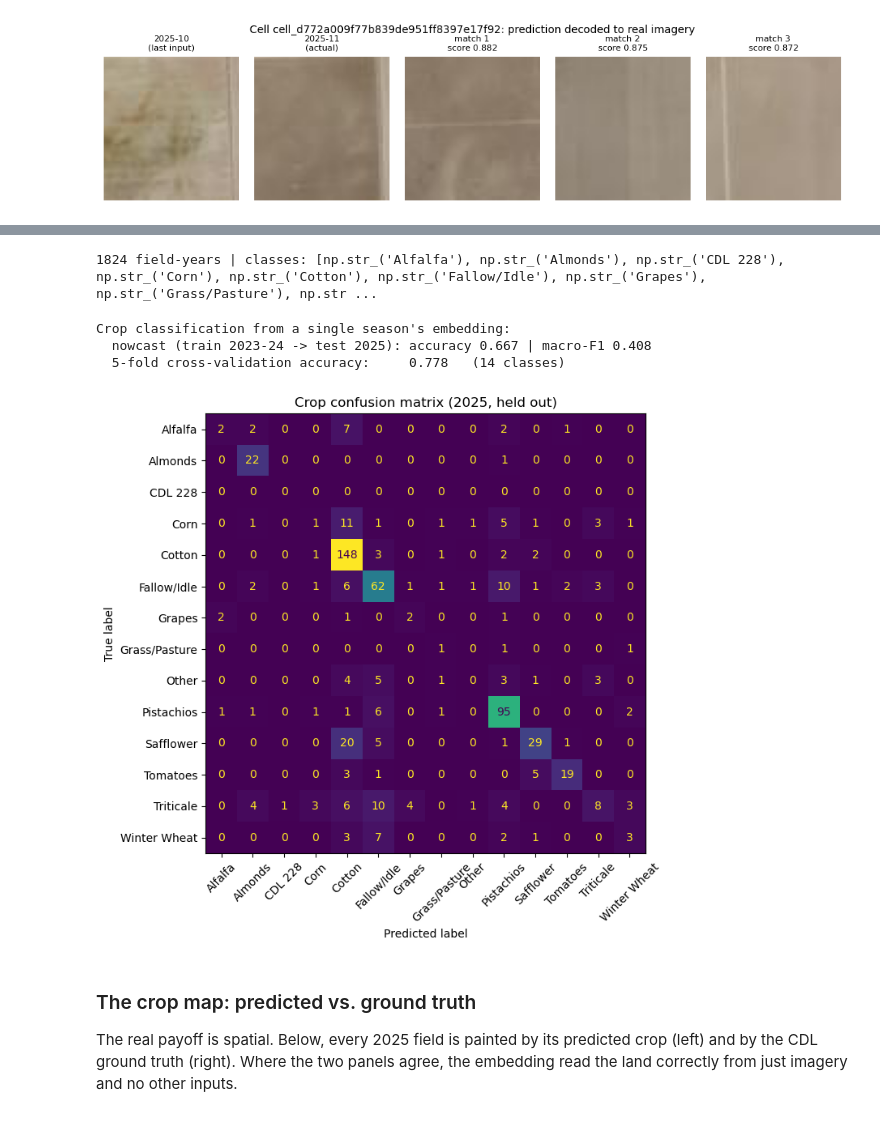
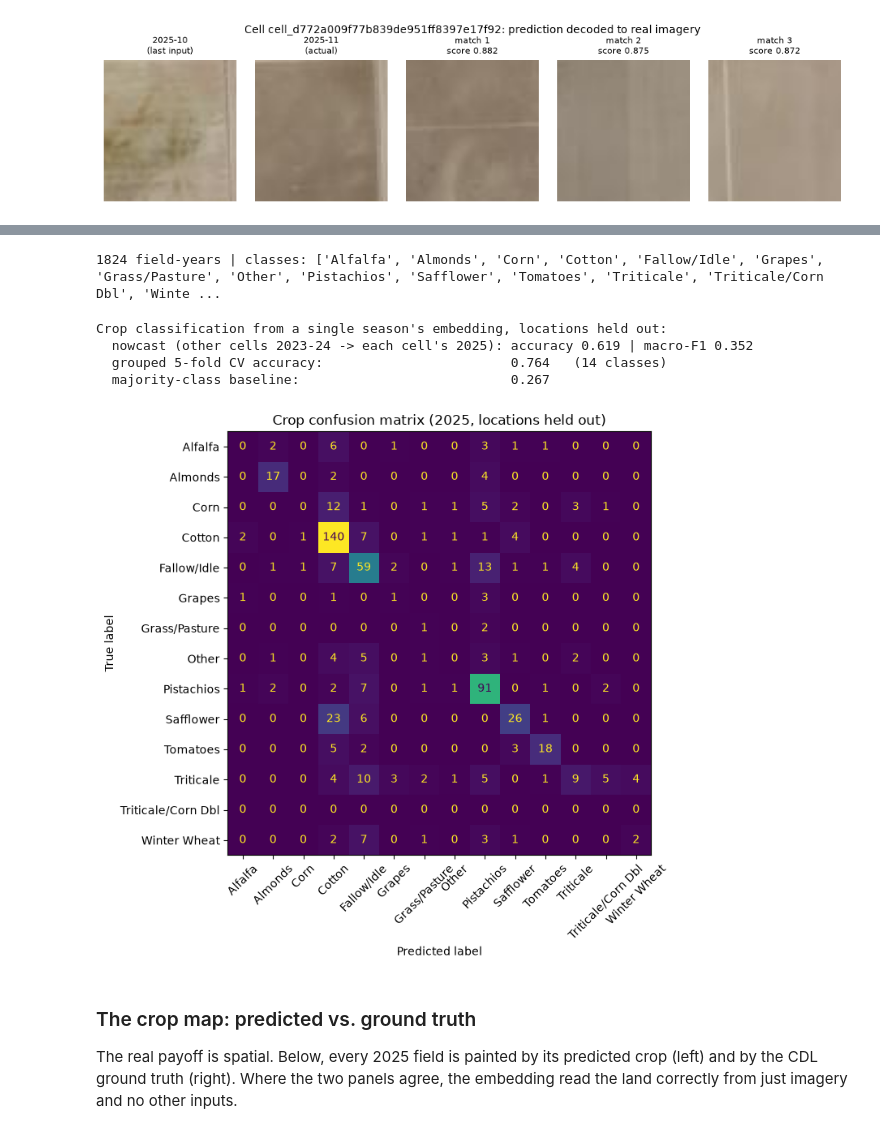
Before and after one commit to EarthLegend/developer_resources, a Jupyter notebook: demo/02-reading-a-landscape/reading-a-landscape.ipynb, the cells around one changed output, grey strips where cells are left out. Saved outputs shown, nothing was run; the diff lists cells and outputs as text; code cells hidden in the pictures.

```diff
--- a/demo/02-reading-a-landscape/reading-a-landscape.ipynb
+++ b/demo/02-reading-a-landscape/reading-a-landscape.ipynb
@@ -134,6 +141,14 @@ emb = pd.read_parquet(cached("embeddings.parquet"))
 emb["vector"] = emb["vector"].apply(lambda v: np.asarray(v, dtype=np.float32))
 DIM = len(emb["vector"].iloc[0])
 print(f"{len(emb)} embeddings loaded, dimension={DIM}")
+
+# meta.json records what this cache should contain; assert the parquet files match it
+# so a hand-built cache can never silently drift from its own description.
+meta = json.loads(cached("meta.json").read_text())
+assert DIM == meta["embedding_dims"], "cache mismatch: embedding_dims"
+assert MONTHS == meta["months"], "cache mismatch: months"
+assert len(inv) == meta["n_chips"], "cache mismatch: n_chips"
+assert inv["cell_id"].nunique() == meta["n_cells"], "cache mismatch: n_cells"
 
 # Lookups we reuse throughout: the vector for a chip, the chip at a (cell, month),
 # and each cell's footprint. Building them once keeps the rest of the notebook fast.
@@ -170,6 +185,8 @@ def thumbnail(chip_id):
 
 def show_chip_row(chip_ids, titles, suptitle=None, size=2.0):
     n = len(chip_ids)
+    if n == 0:
+        return
     fig, axes = plt.subplots(1, n, figsize=(size * n, size + 0.5))
     axes = np.atleast_1d(axes)
     for ax, cid_, t in zip(axes, chip_ids, titles):
@@ -525,6 +602,7 @@ CDL_CODES = {
     205: "Triticale", 206: "Carrots", 208: "Garlic", 209: "Cantaloupes",
     211: "Olives", 212: "Oranges", 217: "Pomegranates", 220: "Plums",
     221: "Strawberries", 225: "Wheat/Corn Dbl", 227: "Lettuce",
+    228: "Triticale/Corn Dbl",
 }
 # CDL labels land cover with integer codes; this maps the common ones to names.
 name_of = lambda code: CDL_CODES.get(int(code), f"CDL {int(code)}")
@@ -565,40 +643,65 @@ X = np.stack([r[2] for r in recs])           # features: one embedding per field
 Yc = np.array([lab(r[3]) for r in recs])     # labels: the crop name
 yr = np.array([r[1] for r in recs])          # source year of each row (used for the split)
 cell_arr = np.array([r[0] for r in recs])    # source field of each row (used for the map)
-print(f"{len(recs)} field-years | classes: {sorted(set(Yc))}")
+print(f"{len(recs)} field-years | classes: {sorted(set(Yc.tolist()))}")
 # %% [output]
-1824 field-years | classes: [np.str_('Alfalfa'), np.str_('Almonds'), np.str_('CDL 228'), np.str_('Corn'), np.str_('Cotton'), np.str_('Fallow/Idle'), np.str_('Grapes'), np.str_('Grass/Pasture'), np.str ...
+1824 field-years | classes: ['Alfalfa', 'Almonds', 'Corn', 'Cotton', 'Fallow/Idle', 'Grapes', 'Grass/Pasture', 'Other', 'Pistachios', 'Safflower', 'Tomatoes', 'Triticale', 'Triticale/Corn Dbl', 'Winte ...
 # %%
 from sklearn.ensemble import HistGradientBoostingClassifier
-from sklearn.model_selection import cross_val_score, StratifiedKFold
+from sklearn.model_selection import GroupKFold, cross_val_score
 from sklearn.metrics import accuracy_score, f1_score, ConfusionMatrixDisplay
 
-# Two ways to score the classifier:
-#   nowcast: train on 2023+2024 and test on the held-out 2025 year (an honest,
-#            out-of-time split, the way you would actually use this).
-#   5-fold CV: shuffle all field-years into 5 folds for a second read on accuracy.
-# NOTE: this cell trains a few gradient-boosted models, so give it a moment. :)
-tr, te = yr < 2025, yr == 2025
-clf = HistGradientBoostingClassifier(max_iter=300, random_state=0).fit(X[tr], Yc[tr])
-pred_te = clf.predict(X[te])
+# We score the classifier the honest way: hold out whole LOCATIONS (grid cells), not
+# just years. Each cell appears in 2023, 2024 and 2025, so a plain train-past /
+# test-2025 split would let the model recognize a cell it has already seen instead of
+# reading its crop. Grouping by cell removes that -- every prediction below comes from a
+# model that never saw that cell in any year. (A cell is a ~640 m tile, not a whole
+# farm, so neighbouring tiles of one field can still share a crop; read the numbers as a
+# mild upper bound on classifying a truly unseen location.)
+#
+# Headline "nowcast": for each cell, train on OTHER cells' 2023-24 growing seasons and
+# predict THIS cell's 2025 crop -- out-of-location AND out-of-time, the way you would
+# actually deploy it. We collect these out-of-fold so every 2025 cell gets a fair
+# prediction and the map in the next cell is complete.
+# NOTE: this trains a handful of gradient-boosted models, so give it a moment. :)
+def hgb():
+    return HistGradientBoostingClassifier(max_iter=300, random_state=0)
+
+
+# Assign every cell to one of 5 folds (all of a cell's years share its fold).
+folds = np.empty(len(Yc), dtype=int)
+for f, (_, fold_rows) in enumerate(GroupKFold(5).split(X, Yc, groups=cell_arr)):
+    folds[fold_rows] = f
+
+te = yr == 2025
+pred_all = np.empty(len(Yc), dtype=object)
+for f in range(5):
+    train = (folds != f) & (yr < 2025)   # other cells, past seasons only
+    hold = (folds == f) & te             # this fold's cells, 2025
+    pred_all[hold] = hgb().fit(X[train], Yc[train]).predict(X[hold])
+pred_te = pred_all[te]
+
 acc = accuracy_score(Yc[te], pred_te)
 f1 = f1_score(Yc[te], pred_te, average="macro", zero_division=0)
-cv = cross_val_score(HistGradientBoostingClassifier(max_iter=300, random_state=0), X, Yc,
-                     cv=StratifiedKFold(5, shuffle=True, random_state=0)).mean()
-print(f"Crop classification from a single season's embedding:")
-print(f"  nowcast (train 2023-24 -> test 2025): accuracy {acc:.3f} | macro-F1 {f1:.3f}")
-print(f"  5-fold cross-validation accuracy:     {cv:.3f}   ({len(set(Yc))} classes)")
+# Second read: grouped 5-fold CV over all location-years (a cell is never split across folds).
+cv = cross_val_score(hgb(), X, Yc, cv=GroupKFold(5), groups=cell_arr).mean()
+maj = pd.Series(Yc[te]).value_counts(normalize=True).iloc[0]
+print("Crop classification from a single season's embedding, locations held out:")
+print(f"  nowcast (other cells 2023-24 -> each cell's 2025): accuracy {acc:.3f} | macro-F1 {f1:.3f}")
+print(f"  grouped 5-fold CV accuracy:                        {cv:.3f}   ({len(set(Yc))} classes)")
+print(f"  majority-class baseline:                           {maj:.3f}")
 
 fig, ax = plt.subplots(figsize=(8, 7))
 ConfusionMatrixDisplay.from_predictions(Yc[te], pred_te, ax=ax, xticks_rotation=45,
                                         colorbar=False, values_format="d")
-ax.set_title("Crop confusion matrix (2025, held out)")
+ax.set_title("Crop confusion matrix (2025, locations held out)")
 plt.tight_layout(); plt.show()
 # %% [output]
-Crop classification from a single season's embedding:
-  nowcast (train 2023-24 -> test 2025): accuracy 0.667 | macro-F1 0.408
-  5-fold cross-validation accuracy:     0.778   (14 classes)
+Crop classification from a single season's embedding, locations held out:
+  nowcast (other cells 2023-24 -> each cell's 2025): accuracy 0.619 | macro-F1 0.352
+  grouped 5-fold CV accuracy:                        0.764   (14 classes)
+  majority-class baseline:                           0.267
-[figure, old version]
+[figure, new version]
 # %% [markdown]
 ### The crop map: predicted vs. ground truth
 
```
Also changed, not shown: parts of 14 cells of this notebook, 4 other files.
